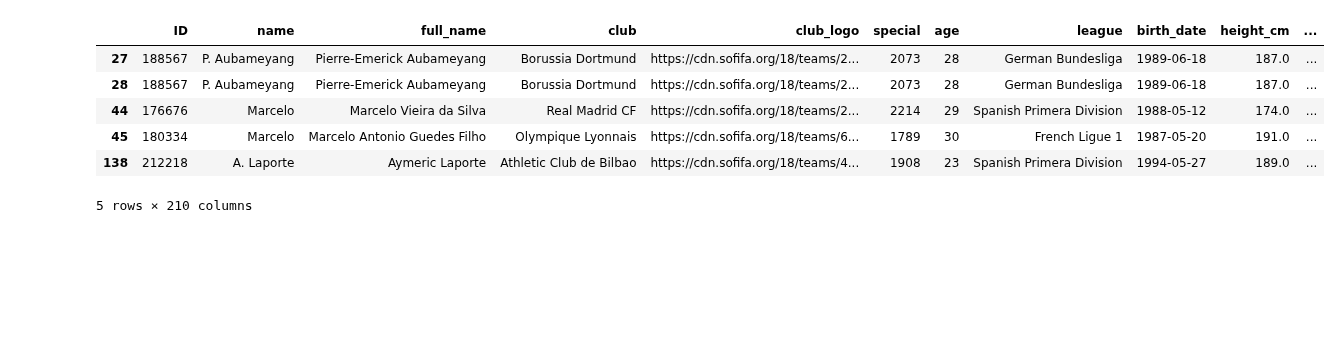
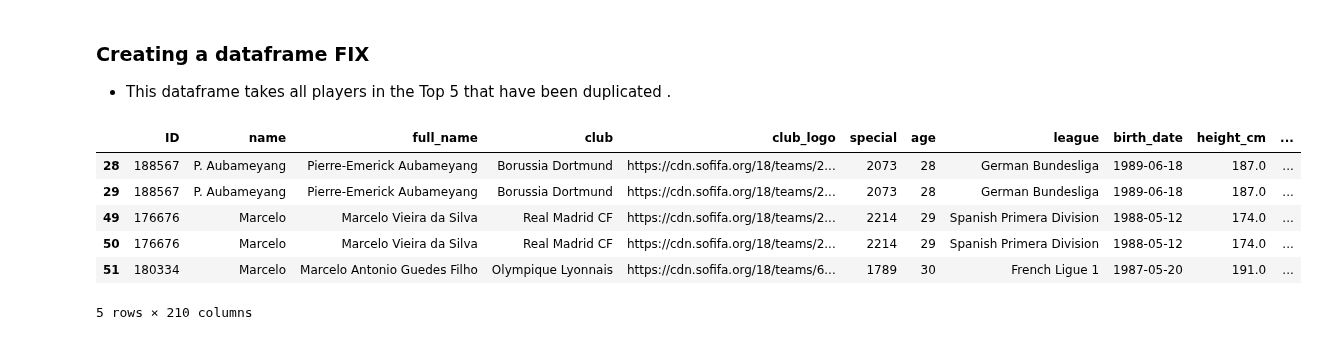
Before and after one commit to markkennedy3/Fifa-vs-Real-Life, a Jupyter notebook: notebooks/prep/300_Join_FIFA_Fantasy1718.ipynb, the cells around one changed output. Drawn from its saved outputs; the diff is of its cells as text; code cells hidden in the pictures; blank space fills up the shorter version.

```diff
--- a/notebooks/prep/300_Join_FIFA_Fantasy1718.ipynb
+++ b/notebooks/prep/300_Join_FIFA_Fantasy1718.ipynb
@@ -63,11 +80,14 @@ Delete1718.head()
+# %% [markdown]
+### Creating a dataframe FIX
+* This dataframe takes all players in the Top 5 that have been duplicated .
 # %%
 Fix1718 = TopLeagues1718[(TopLeagues1718['Players'].isin(TopLeagues1718['Players'][TopLeagues1718['Players'].duplicated()]) | TopLeagues1718['full_name'].isin(TopLeagues1718['full_name'][TopLeagues1718['full_name'].duplicated()]))]
-Fix1718.head()
+Fix1718.head(5)
 # %% [output]
 |  | ID | name | full_name | club | club_logo | special | age | league | birth_date | height_cm | ... |
-| 27 | 188567 | P. Aubameyang | Pierre-Emerick Aubameyang | Borussia Dortmund | https://cdn.sofifa.org/18/teams/2... | 2073 | 28 | German Bundesliga | 1989-06-18 | 187.0 | ... |
 | 28 | 188567 | P. Aubameyang | Pierre-Emerick Aubameyang | Borussia Dortmund | https://cdn.sofifa.org/18/teams/2... | 2073 | 28 | German Bundesliga | 1989-06-18 | 187.0 | ... |
-| 44 | 176676 | Marcelo | Marcelo Vieira da Silva | Real Madrid CF | https://cdn.sofifa.org/18/teams/2... | 2214 | 29 | Spanish Primera Division | 1988-05-12 | 174.0 | ... |
-| 45 | 180334 | Marcelo | Marcelo Antonio Guedes Filho | Olympique Lyonnais | https://cdn.sofifa.org/18/teams/6... | 1789 | 30 | French Ligue 1 | 1987-05-20 | 191.0 | ... |
-| 138 | 212218 | A. Laporte | Aymeric Laporte | Athletic Club de Bilbao | https://cdn.sofifa.org/18/teams/4... | 1908 | 23 | Spanish Primera Division | 1994-05-27 | 189.0 | ... |
+| 29 | 188567 | P. Aubameyang | Pierre-Emerick Aubameyang | Borussia Dortmund | https://cdn.sofifa.org/18/teams/2... | 2073 | 28 | German Bundesliga | 1989-06-18 | 187.0 | ... |
+| 49 | 176676 | Marcelo | Marcelo Vieira da Silva | Real Madrid CF | https://cdn.sofifa.org/18/teams/2... | 2214 | 29 | Spanish Primera Division | 1988-05-12 | 174.0 | ... |
+| 50 | 176676 | Marcelo | Marcelo Vieira da Silva | Real Madrid CF | https://cdn.sofifa.org/18/teams/2... | 2214 | 29 | Spanish Primera Division | 1988-05-12 | 174.0 | ... |
+| 51 | 180334 | Marcelo | Marcelo Antonio Guedes Filho | Olympique Lyonnais | https://cdn.sofifa.org/18/teams/6... | 1789 | 30 | French Ligue 1 | 1987-05-20 | 191.0 | ... |
 5 rows × 210 columns
```
Also changed, not shown: parts of 33 cells of this notebook, 11 other files.
